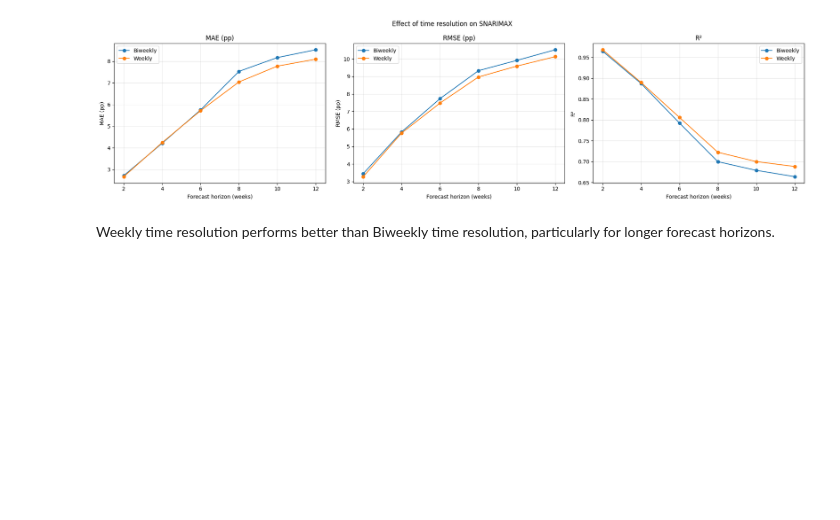
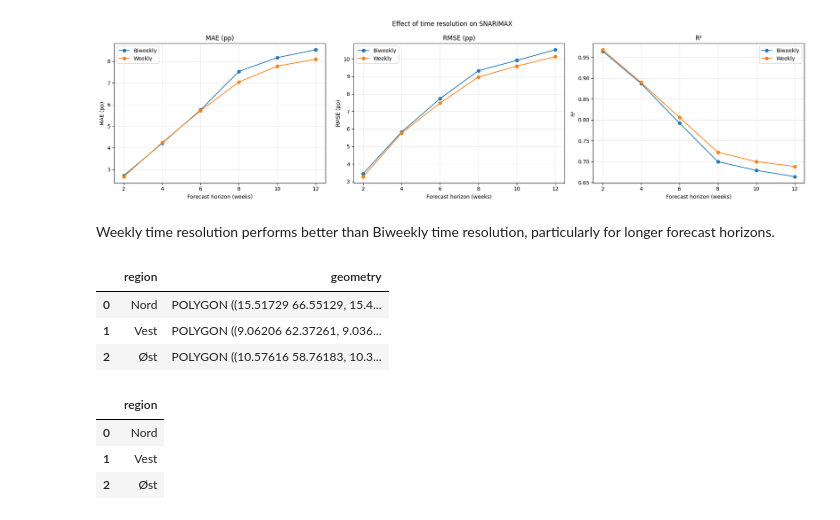
Before and after one commit to phkhle/IND320, a Jupyter notebook: jupyter_notebooks/assignment4.ipynb, the cells around one changed output. Drawn from its saved outputs; the diff is of its cells as text; code cells hidden in the pictures; blank space fills up the shorter version.

```diff
--- a/jupyter_notebooks/assignment4.ipynb
+++ b/jupyter_notebooks/assignment4.ipynb
@@ -955,3 +912,26 @@ plt.show()
 [figure]
 # %% [markdown]
 Weekly time resolution performs better than Biweekly time resolution, particularly for longer forecast horizons.
+# %%
+import geopandas as gpd
+from pathlib import Path
+
+project_root = Path.cwd().parent
+
+gdf_weather = gpd.read_file(
+    project_root / "data" / "weather_regions.geojson"
+)
+
+gdf_weather
+# %% [output]
+|  | region | geometry |
+| 0 | Nord | POLYGON ((15.51729 66.55129, 15.4... |
+| 1 | Vest | POLYGON ((9.06206 62.37261, 9.036... |
+| 2 | Øst | POLYGON ((10.57616 58.76183, 10.3... |
+# %%
+gdf_weather.drop(columns="geometry")
+# %% [output]
+|  | region |
+| 0 | Nord |
+| 1 | Vest |
+| 2 | Øst |
```
Also changed, not shown: parts of 5 cells of this notebook, 9 other files.
